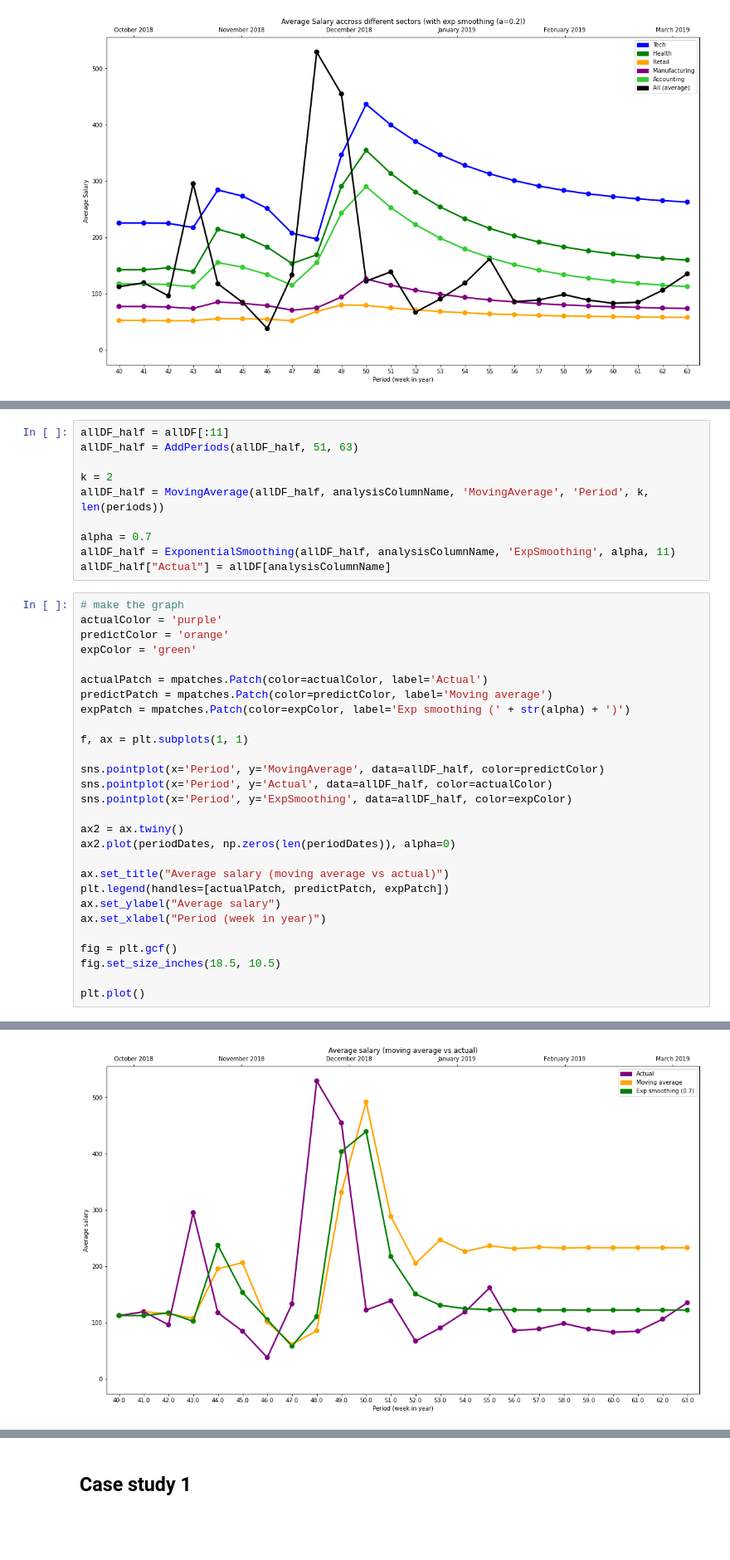
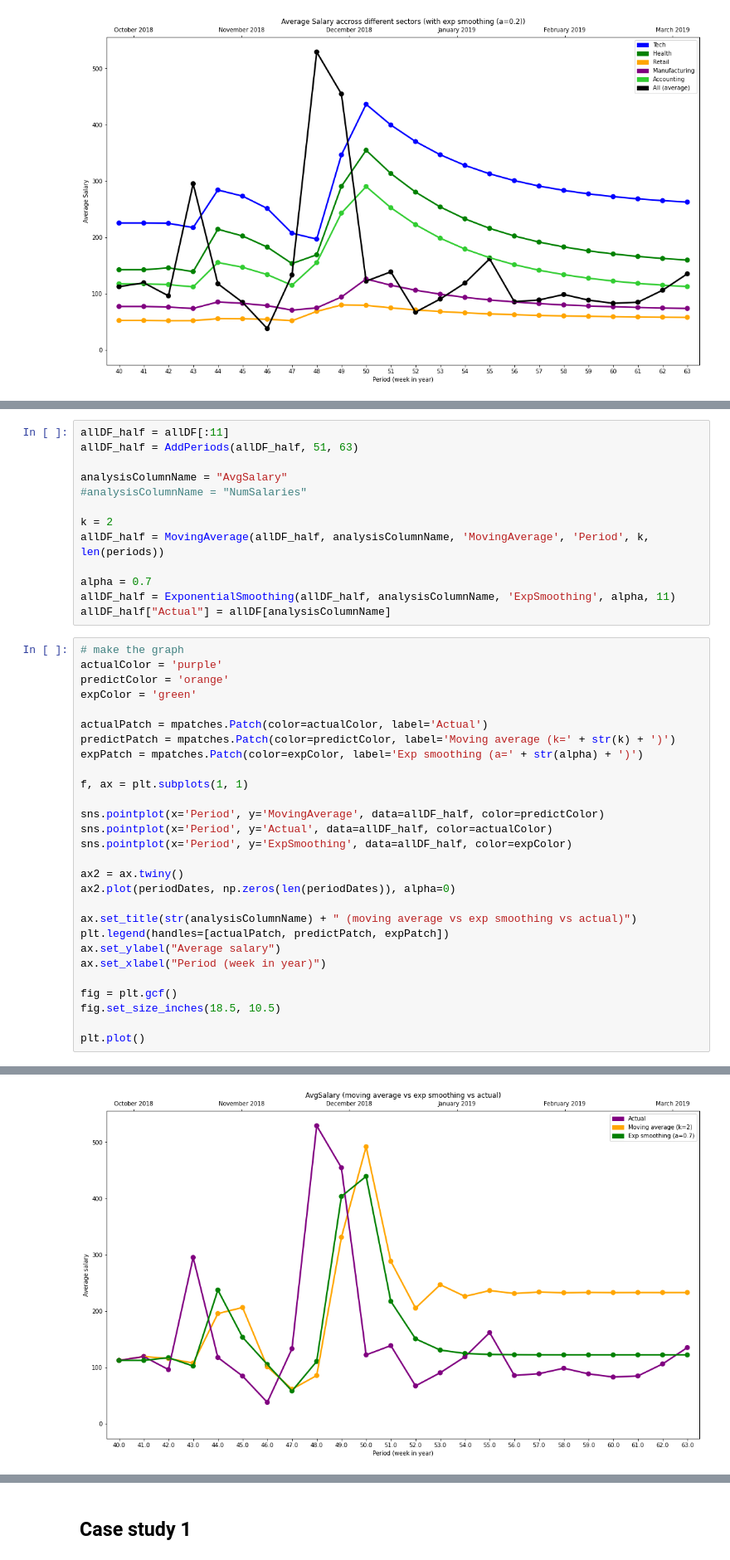
Before and after one commit to ErrolMc/3803-Assignment, a Jupyter notebook: Assignment/Notebook/Assignment.ipynb, the cells around one changed output, grey strips where cells are left out. Shown: that part at 83% size. Saved outputs shown, nothing was run; the diff lists cells and outputs as text; blank space fills up the shorter version.

```diff
--- a/Assignment/Notebook/Assignment.ipynb
+++ b/Assignment/Notebook/Assignment.ipynb
@@ -477,6 +470,9 @@ plt.plot()
 # %%
 allDF_half = allDF[:11]
 allDF_half = AddPeriods(allDF_half, 51, 63)
+
+analysisColumnName = "AvgSalary"
+#analysisColumnName = "NumSalaries"
 
 k = 2
 allDF_half = MovingAverage(allDF_half, analysisColumnName, 'MovingAverage', 'Period', k, len(periods))
@@ -487,31 +483,31 @@ allDF_half["Actual"] = allDF[analysisColumnName]
 # %%
 # make the graph
 actualColor = 'purple'
 predictColor = 'orange'
 expColor = 'green'
 
 actualPatch = mpatches.Patch(color=actualColor, label='Actual')
-predictPatch = mpatches.Patch(color=predictColor, label='Moving average')
-expPatch = mpatches.Patch(color=expColor, label='Exp smoothing (' + str(alpha) + ')')
+predictPatch = mpatches.Patch(color=predictColor, label='Moving average (k=' + str(k) + ')')
+expPatch = mpatches.Patch(color=expColor, label='Exp smoothing (a=' + str(alpha) + ')')
 
 f, ax = plt.subplots(1, 1)
 
 sns.pointplot(x='Period', y='MovingAverage', data=allDF_half, color=predictColor)
 sns.pointplot(x='Period', y='Actual', data=allDF_half, color=actualColor)
 sns.pointplot(x='Period', y='ExpSmoothing', data=allDF_half, color=expColor)
 
 ax2 = ax.twiny()
 ax2.plot(periodDates, np.zeros(len(periodDates)), alpha=0)
 
-ax.set_title("Average salary (moving average vs actual)")
+ax.set_title(str(analysisColumnName) + " (moving average vs exp smoothing vs actual)")
 plt.legend(handles=[actualPatch, predictPatch, expPatch])
 ax.set_ylabel("Average salary")
 ax.set_xlabel("Period (week in year)")
 
 fig = plt.gcf()
 fig.set_size_inches(18.5, 10.5)
 
 plt.plot()
 # %% [output]
 []
-[figure, old version]
+[figure, new version]
```
Also changed, not shown: parts of 25 cells of this notebook.
